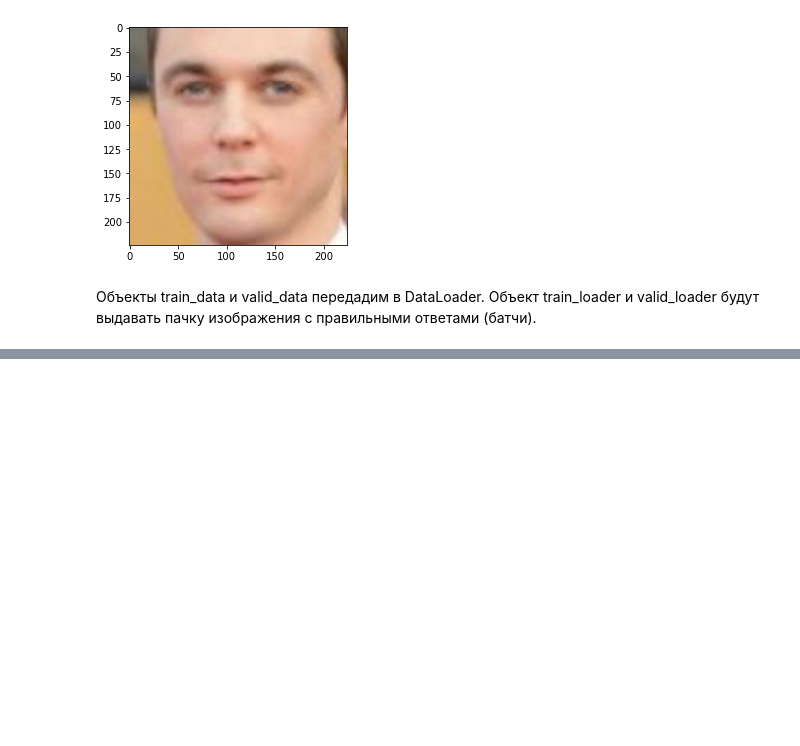
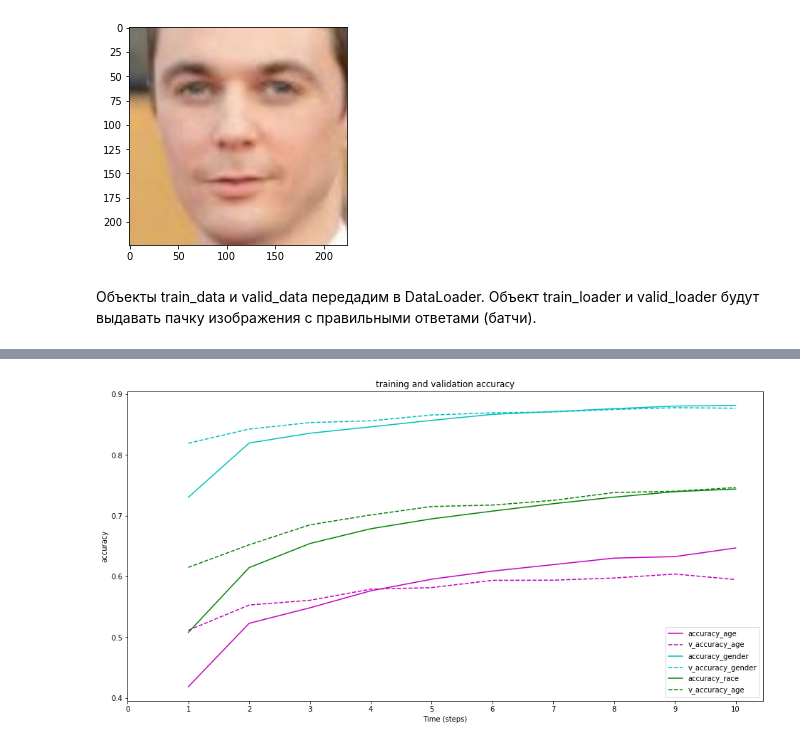
Before and after one commit to julia-komleva/dl, a Jupyter notebook: 2-UTKFace/UTKFace_MTL_resnet_mobilenet.ipynb, the cells around one changed output, grey strips where cells are left out. Drawn from its saved outputs; the diff is of its cells as text; code cells hidden in the pictures; blank space fills up the shorter version.

```diff
--- a/2-UTKFace/UTKFace_MTL_resnet_mobilenet.ipynb
+++ b/2-UTKFace/UTKFace_MTL_resnet_mobilenet.ipynb
@@ -226,3 +237,8 @@ model = MTLnet(net='resnet50').to(device)
+# %%
+#model = MTLnet(net='resnet50').to(device)
+#model = MTLnet(net='resnet34').to(device)
+model = MTLnet(net='mobilenetv2').to(device)
+#model.to(device)
 # %%
 import torch.optim as optim
 
@@ -374,0 +400,17 @@ Wall time: 30min 10s
+# %%
+plt.figure(figsize=(16,8))
+plt.title("training and validation accuracy")
+plt.plot(x, accuracy_age_list, 'm', label = 'accuracy_age')
+plt.plot(x, v_accuracy_age_list, 'm--', label = 'v_accuracy_age')
+
+plt.plot(x, accuracy_gender_list, 'c', label = 'accuracy_gender')
+plt.plot(x, v_accuracy_gender_list, 'c--', label = 'v_accuracy_gender')
+
+plt.plot(x, accuracy_race_list, 'g', label = 'accuracy_race')
+plt.plot(x, v_accuracy_race_list, 'g--', label = 'v_accuracy_age')
+plt.xticks(range(0, 11))
+plt.xlabel("Time (steps)")
+plt.ylabel("accuracy")
+plt.legend();
+# %% [output]
+[figure, added]
```
Also changed, not shown: parts of 33 cells of this notebook, 8 other files.
